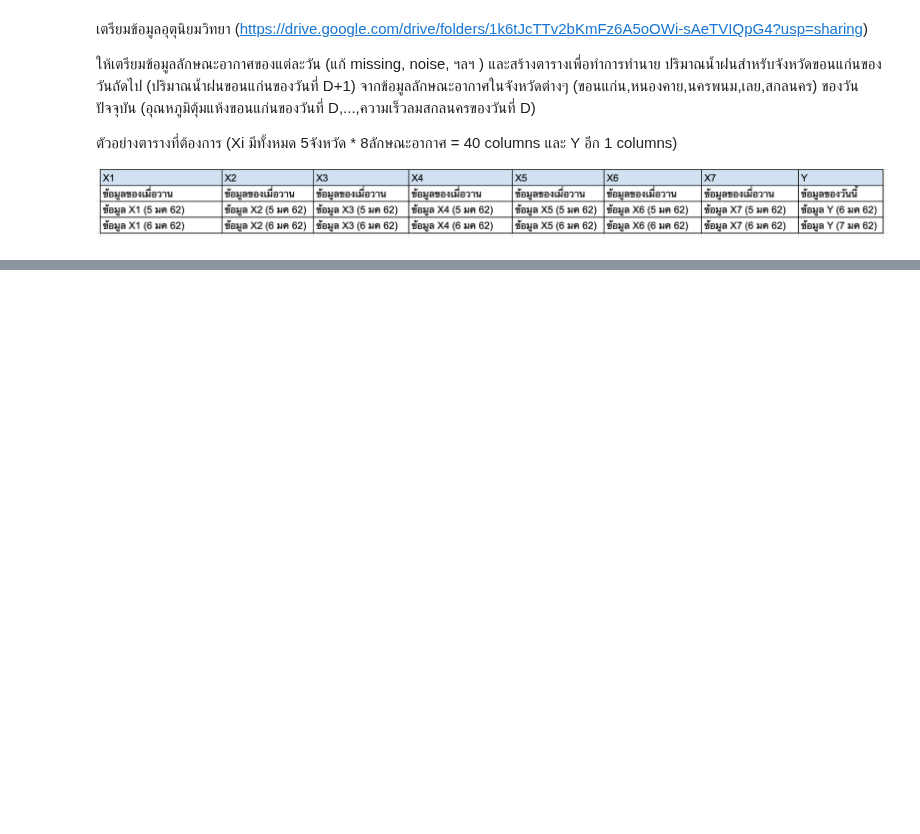
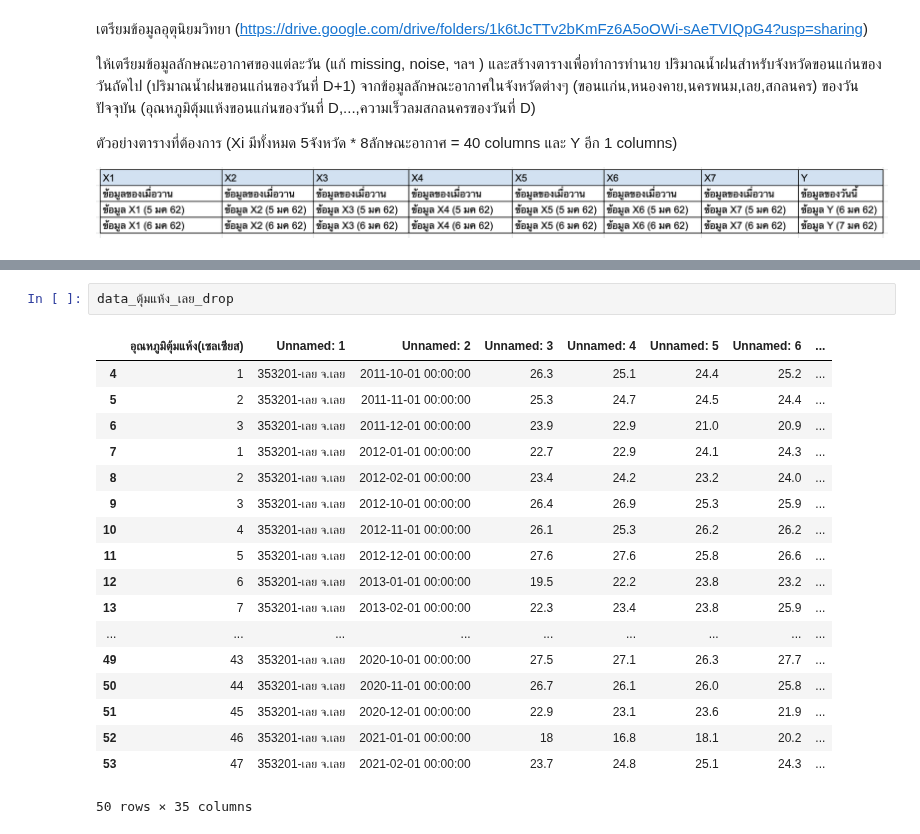
Before and after one commit to Thitiphorn267-3/BSC_DPDM23-1, a Jupyter notebook: midterm_bscdpdm23.ipynb, the cells around one changed output, grey strips where cells are left out. Saved outputs shown, nothing was run; the diff lists cells and outputs as text; blank space fills up the shorter version.

```diff
--- a/midterm_bscdpdm23.ipynb
+++ b/midterm_bscdpdm23.ipynb
@@ -11,0 +411,21 @@
+# %%
+data_ตุ้มแห้ง_เลย_drop
+# %% [output]
+|  | อุณหภูมิตุ้มแห้ง(เซลเซียส) | Unnamed: 1 | Unnamed: 2 | Unnamed: 3 | Unnamed: 4 | Unnamed: 5 | Unnamed: 6 | ... |
+| 4 | 1 | 353201-เลย จ.เลย | 2011-10-01 00:00:00 | 26.3 | 25.1 | 24.4 | 25.2 | ... |
+| 5 | 2 | 353201-เลย จ.เลย | 2011-11-01 00:00:00 | 25.3 | 24.7 | 24.5 | 24.4 | ... |
+| 6 | 3 | 353201-เลย จ.เลย | 2011-12-01 00:00:00 | 23.9 | 22.9 | 21.0 | 20.9 | ... |
+| 7 | 1 | 353201-เลย จ.เลย | 2012-01-01 00:00:00 | 22.7 | 22.9 | 24.1 | 24.3 | ... |
+| 8 | 2 | 353201-เลย จ.เลย | 2012-02-01 00:00:00 | 23.4 | 24.2 | 23.2 | 24.0 | ... |
+| 9 | 3 | 353201-เลย จ.เลย | 2012-10-01 00:00:00 | 26.4 | 26.9 | 25.3 | 25.9 | ... |
+| 10 | 4 | 353201-เลย จ.เลย | 2012-11-01 00:00:00 | 26.1 | 25.3 | 26.2 | 26.2 | ... |
+| 11 | 5 | 353201-เลย จ.เลย | 2012-12-01 00:00:00 | 27.6 | 27.6 | 25.8 | 26.6 | ... |
+| 12 | 6 | 353201-เลย จ.เลย | 2013-01-01 00:00:00 | 19.5 | 22.2 | 23.8 | 23.2 | ... |
+| 13 | 7 | 353201-เลย จ.เลย | 2013-02-01 00:00:00 | 22.3 | 23.4 | 23.8 | 25.9 | ... |
+| ... | ... | ... | ... | ... | ... | ... | ... | ... |
+| 49 | 43 | 353201-เลย จ.เลย | 2020-10-01 00:00:00 | 27.5 | 27.1 | 26.3 | 27.7 | ... |
+| 50 | 44 | 353201-เลย จ.เลย | 2020-11-01 00:00:00 | 26.7 | 26.1 | 26.0 | 25.8 | ... |
+| 51 | 45 | 353201-เลย จ.เลย | 2020-12-01 00:00:00 | 22.9 | 23.1 | 23.6 | 21.9 | ... |
+| 52 | 46 | 353201-เลย จ.เลย | 2021-01-01 00:00:00 | 18 | 16.8 | 18.1 | 20.2 | ... |
+| 53 | 47 | 353201-เลย จ.เลย | 2021-02-01 00:00:00 | 23.7 | 24.8 | 25.1 | 24.3 | ... |
+50 rows × 35 columns
```
Also changed, not shown: parts of 99 cells of this notebook.
